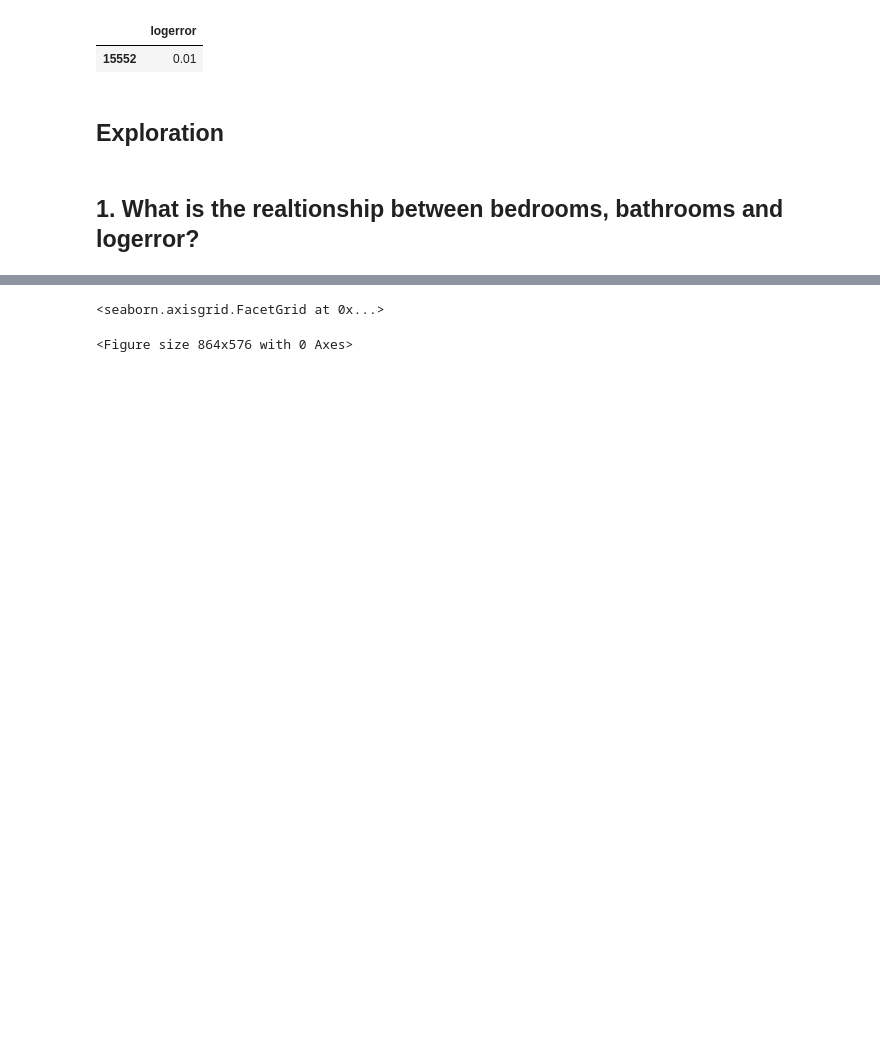
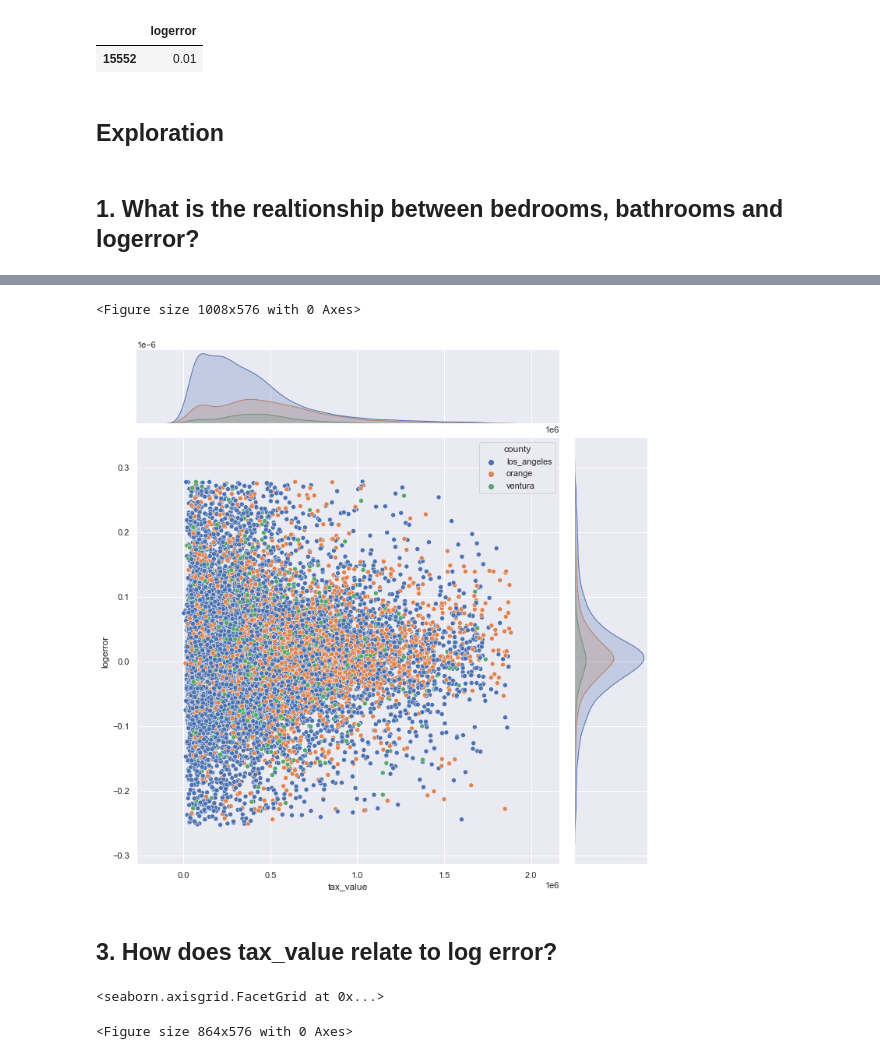
Before and after one commit to vincent-banuelos-patrick-amwayi/patrick_repository, a Jupyter notebook: personal_project_workbook.ipynb, the cells around one changed output, grey strips where cells are left out. Cells and saved outputs as stored; diff of their text form; code cells hidden in the pictures; blank space fills up the shorter version.

```diff
--- a/personal_project_workbook.ipynb
+++ b/personal_project_workbook.ipynb
@@ -124,0 +186,8 @@ y_train.head(1)
+# %%
+
+plt.figure(figsize=(14,8))
+sns.jointplot(x='tax_value',y='logerror', data=train, hue='county',hue_order=['los_angeles','orange','ventura'],height=10)
+plt.show()
+# %% [output]
+<Figure size 1008x576 with 0 Axes>
+[figure, added]
@@ -125,3 +214,5 @@ y_train.head(1)
+# %% [markdown]
+## 3. How does tax_value relate to log error?
 # %%
 plt.figure(figsize=(12,8))
 sns.relplot(x=train['tax_value'].sample(1000),y='logerror', data=train, kind='scatter')
```
Also changed, not shown: parts of 15 cells of this notebook.
